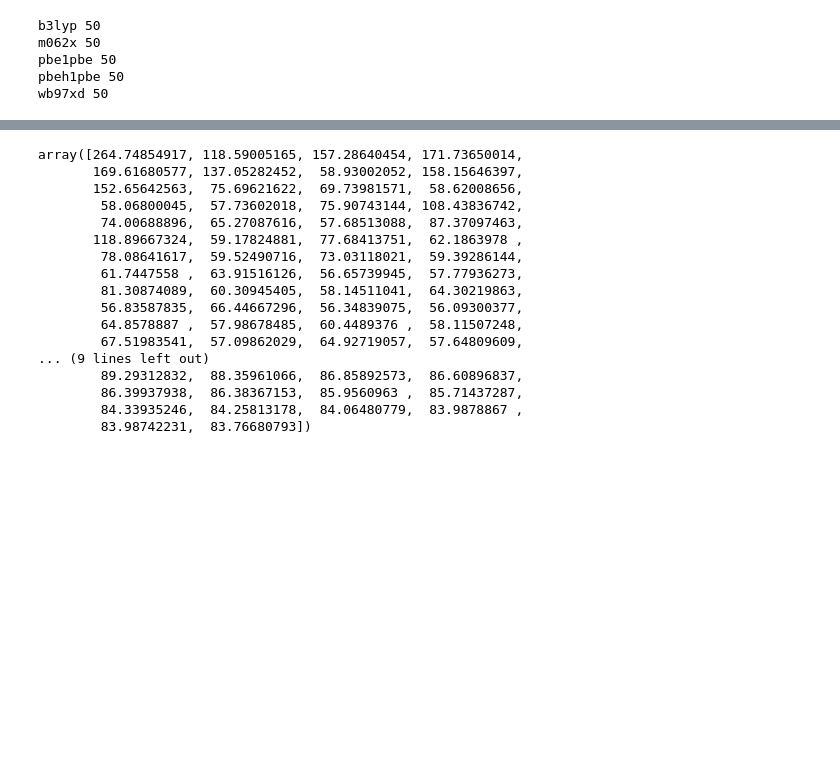
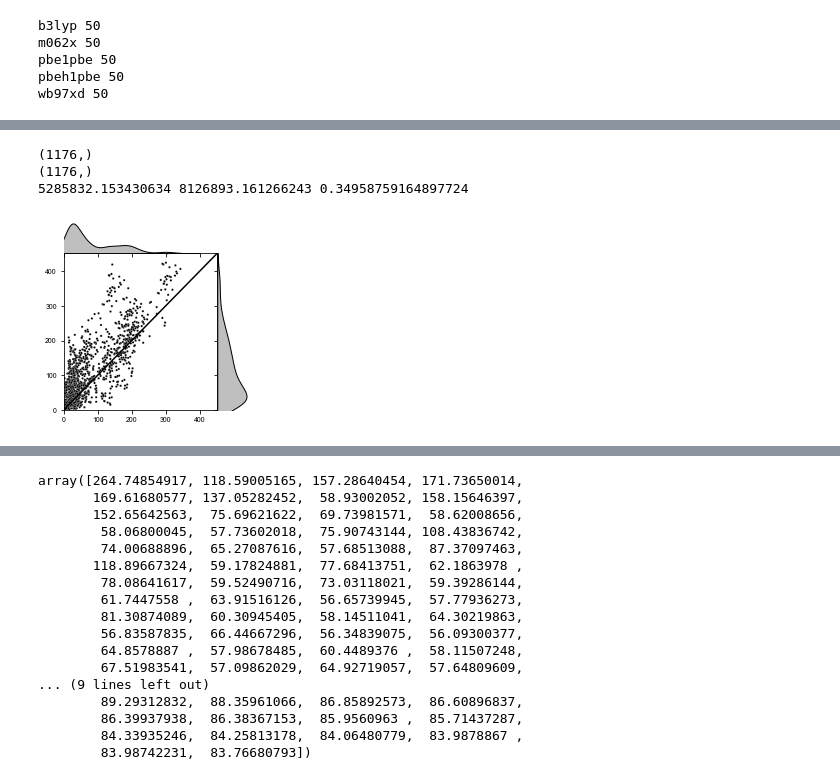
Before and after one commit to VoigtLab/bioHSI, a Jupyter notebook: 03_reporter_ranking/benchmarking/benchmark_functionals_photochemdb.ipynb, the cells around one changed output, grey strips where cells are left out. Drawn from its saved outputs; the diff is of its cells as text; code cells hidden in the pictures; blank space fills up the shorter version.

```diff
--- a/03_reporter_ranking/benchmarking/benchmark_functionals_photochemdb.ipynb
+++ b/03_reporter_ranking/benchmarking/benchmark_functionals_photochemdb.ipynb
@@ -147,0 +212,31 @@ Comparing to 49 molecules
+# %%
+from scipy.spatial import distance
+x_vals = np.array(pred_df.columns)
+distance_function  = lambda x,y : stats.wasserstein_distance (x_vals, x_vals, x,y)
+
+all_pred_wass = distance.pdist(pred_df.values[1:,:], metric=distance_function)
+mol_codes_for_all_preds = [x.split('_')[0] for x in pred_df.index]
+all_exp_wass = distance.pdist(exp_spec_df.loc[mol_codes_for_all_preds,pred_df.columns].values[1:,:], metric=distance_function)
+
+print (all_pred_wass.shape)
+print (all_exp_wass.shape)
+
+ssr = sum([(y-x)**2 for x,y in zip(all_exp_wass, all_pred_wass)])
+sst = sum([(y-np.mean(all_pred_wass))**2 for y in all_exp_wass])
+print (ssr,sst, 1-ssr/sst)
+
+sns.jointplot(x=all_exp_wass, y=all_pred_wass,
+              s = 5, space=0,
+              color='black', height=3,#ratio=0.3,
+              hue=['black']*len(all_exp_wass),palette=['black'], legend=False)
+
+lims = [0,np.max([all_pred_wass, all_exp_wass])]
+plt.xlim(*lims)
+plt.ylim(*lims)
+plt.plot(lims,lims, color='black')
+plt.show()
+# %% [output]
+(1176,)
+(1176,)
+5285832.153430634 8126893.161266243 0.34958759164897724
+[figure, added]
```
Also changed, not shown: parts of 12 cells of this notebook, 18 other files.
